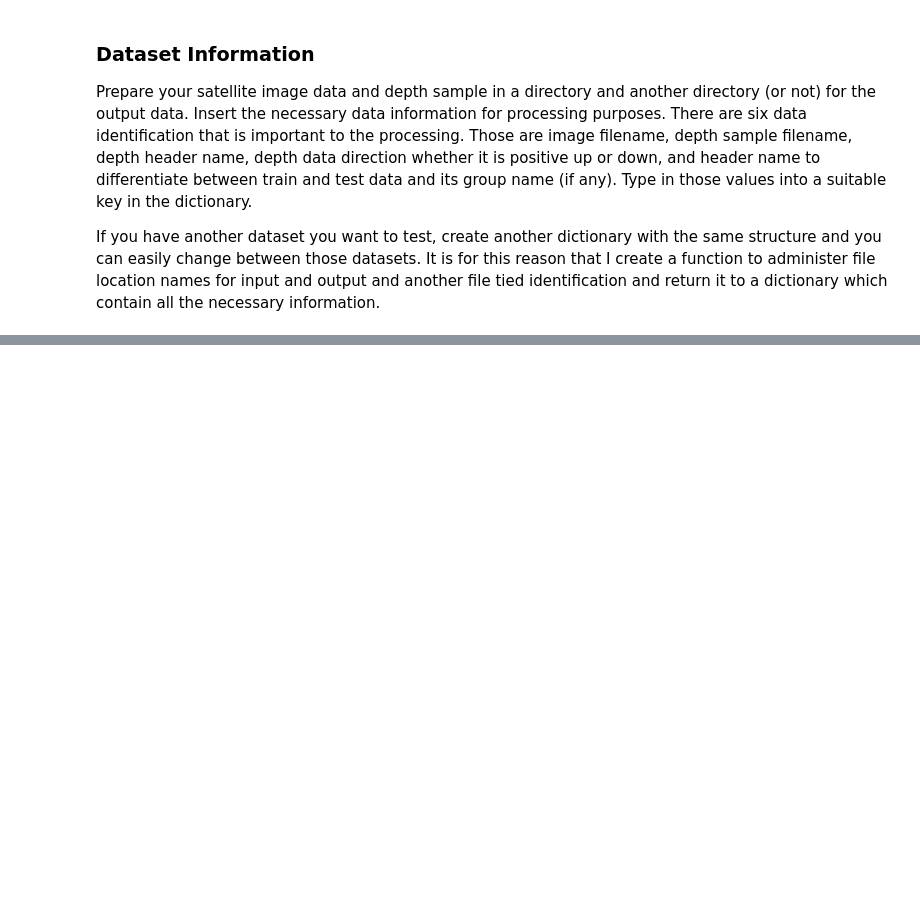
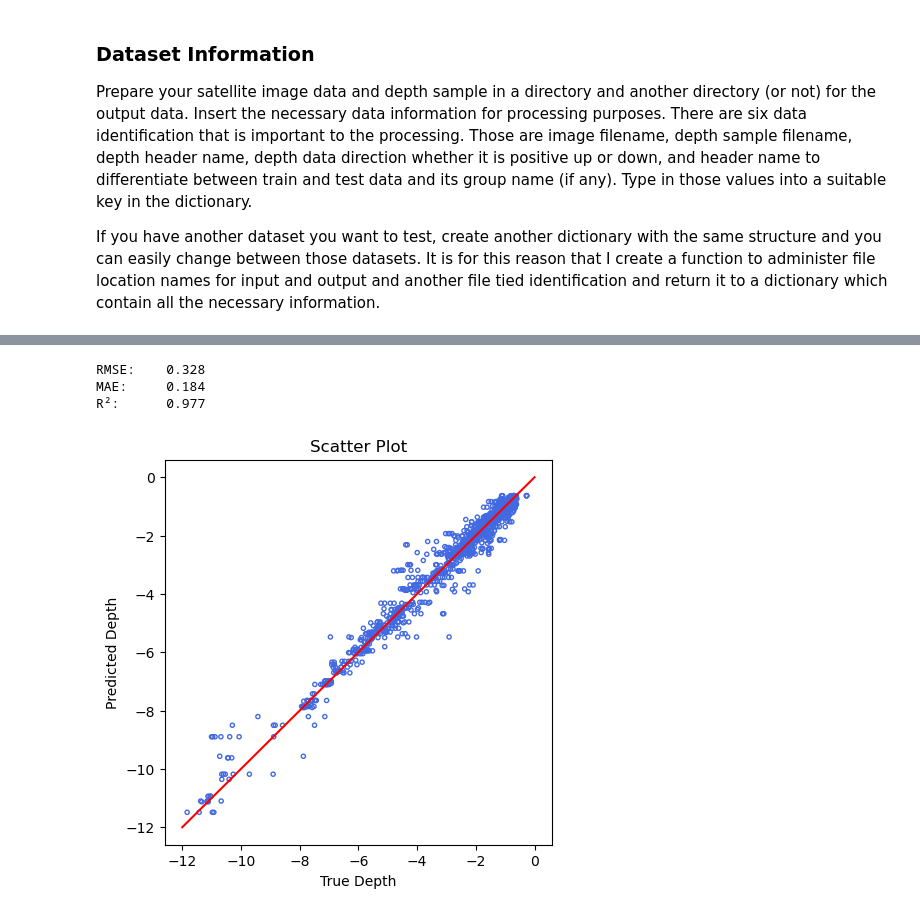
Before and after one commit to rifqiharrys/sdb_gui, a Jupyter notebook: notebooks/sdb-module-how-to.ipynb, the cells around one changed output, grey strips where cells are left out. Saved outputs shown, nothing was run; the diff lists cells and outputs as text; code cells hidden in the pictures; blank space fills up the shorter version.

```diff
--- a/notebooks/sdb-module-how-to.ipynb
+++ b/notebooks/sdb-module-how-to.ipynb
@@ -132,0 +312,8 @@ sample
+# %%
+# Modelling using Random Forest
+rf_z_predict = sdb.random_forest(
+    unraveled_band=unraveled_image,
+    features_train=random_f_train.drop(columns=['x', 'y']), #excluding xy coordinates
+    label_train=random_z_train
+)
+rf_z_predict
@@ -132,0 +330,15 @@ sample
+# %%
+# Reshape predicted depth array to image shape
+rf_az_predict = sdb.reshape_prediction(
+    rf_z_predict,
+    image
+)
+# %%
+# Create new dataarray from predicted depth array
+rf_daz_predict = sdb.array_to_dataarray(
+    rf_az_predict,
+    image
+)
+# Assign new coordinate align with 'band' called 'band_name' (optional)
+rf_daz_predict = rf_daz_predict.assign_coords(band_name=('band', ['original']))
+rf_daz_predict
@@ -132,0 +366,9 @@ sample
+# %%
+# Point sampling
+rf_dfz_predict = sdb.point_sampling(
+    rf_daz_predict,
+    x=random_f_test.x,
+    y=random_f_test.y,
+    include_xy=False
+)
+rf_dfz_predict
@@ -132,0 +389,22 @@ sample
+# %%
+# Calculate RMSE, MAE, and R squared value
+rmse, mae, r2 = sdb.evaluate(
+    true_val=random_z_test,
+    pred_val=rf_dfz_predict['band_1'] #default first column name
+)
+
+print(f'RMSE:\t {round(rmse, 3)}')
+print(f'MAE:\t {round(mae, 3)}')
+print(f'R\u00B2:\t {round(r2, 3)}')
+# %% [output]
+RMSE:    0.328
+MAE:     0.184
+R²:      0.977
+# %%
+# Create scatter plotter
+fig, ax = sdb.scatter_plotter(
+    true_val=random_z_test,
+    pred_val=rf_dfz_predict['band_1']
+)
+# %% [output]
+[figure, added]
```
Also changed, not shown: parts of 29 cells of this notebook.
